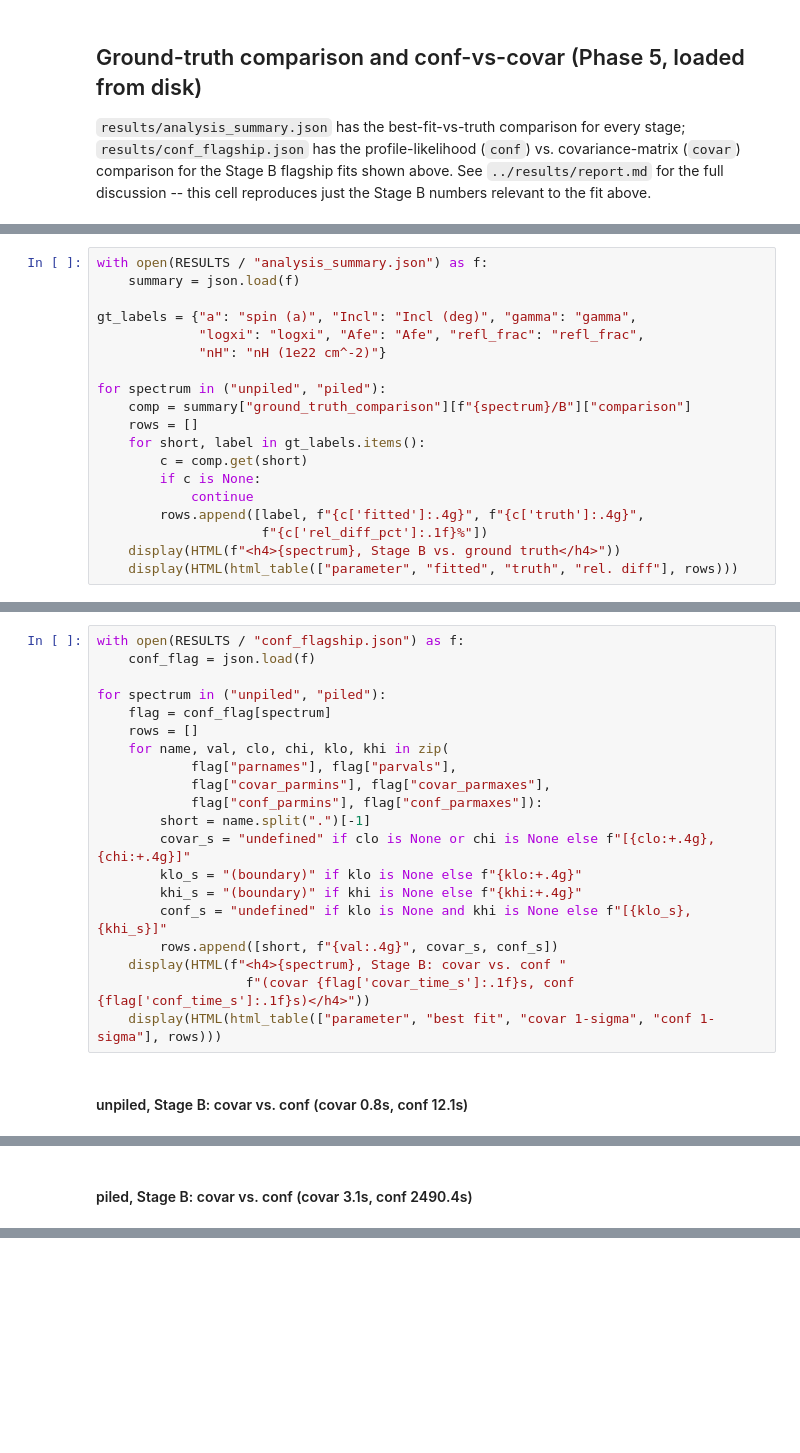
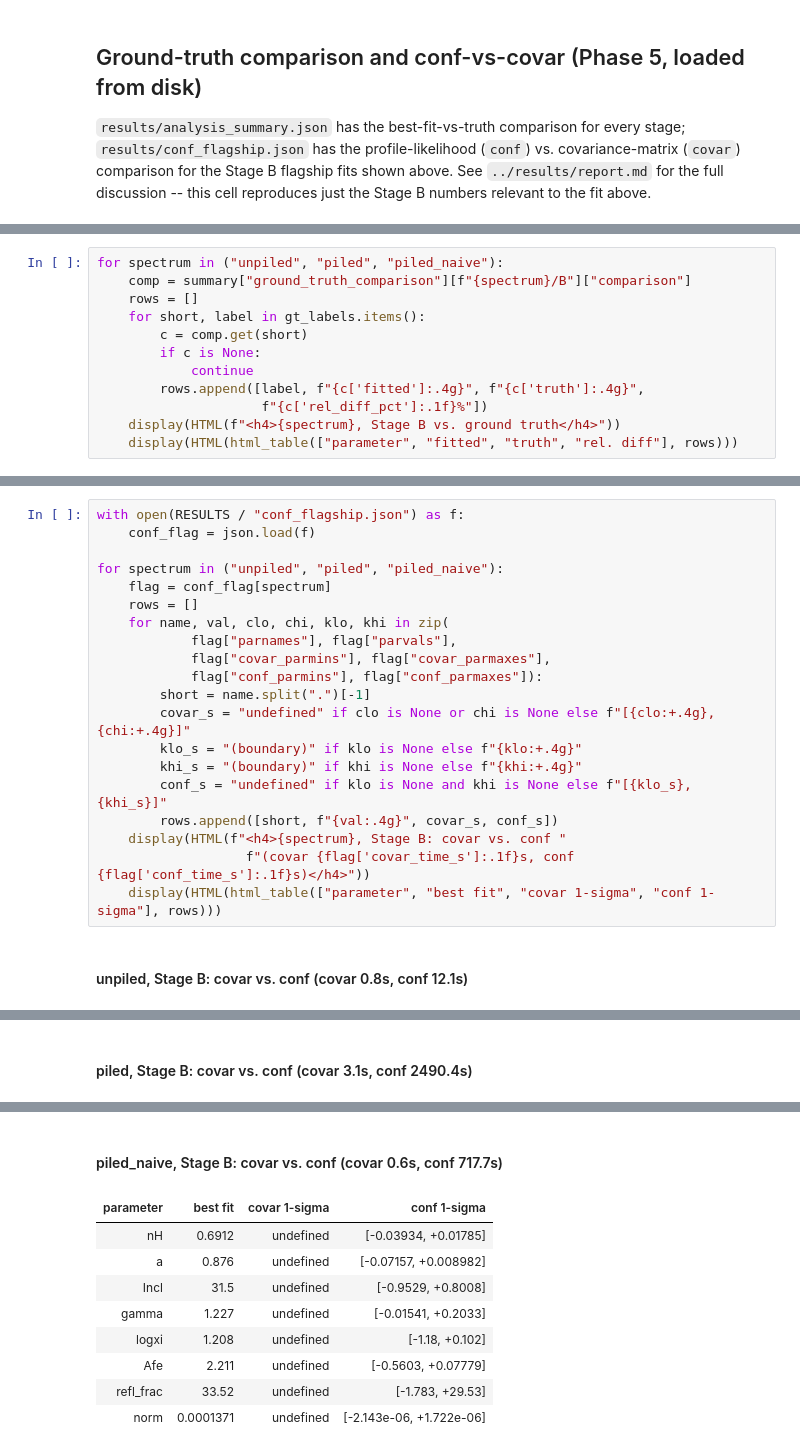
Before and after one commit to juramaga/pileup-relxill-fits, a Jupyter notebook: notebook/relxill_pileup_fitting.ipynb, the cells around one changed output, grey strips where cells are left out. Drawn from its saved outputs; the diff is of its cells as text; blank space fills up the shorter version.

```diff
--- a/notebook/relxill_pileup_fitting.ipynb
+++ b/notebook/relxill_pileup_fitting.ipynb
@@ -375,12 +523,5 @@ the fit above.
 # %%
-with open(RESULTS / "analysis_summary.json") as f:
-    summary = json.load(f)
-
-gt_labels = {"a": "spin (a)", "Incl": "Incl (deg)", "gamma": "gamma",
-             "logxi": "logxi", "Afe": "Afe", "refl_frac": "refl_frac",
-             "nH": "nH (1e22 cm^-2)"}
-
-for spectrum in ("unpiled", "piled"):
+for spectrum in ("unpiled", "piled", "piled_naive"):
     comp = summary["ground_truth_comparison"][f"{spectrum}/B"]["comparison"]
     rows = []
     for short, label in gt_labels.items():
@@ -414,7 +564,7 @@ piled, Stage B vs. ground truth
 with open(RESULTS / "conf_flagship.json") as f:
     conf_flag = json.load(f)
 
-for spectrum in ("unpiled", "piled"):
+for spectrum in ("unpiled", "piled", "piled_naive"):
     flag = conf_flag[spectrum]
     rows = []
     for name, val, clo, chi, klo, khi in zip(
@@ -426,33 +576,43 @@ for spectrum in ("unpiled", "piled"):
         klo_s = "(boundary)" if klo is None else f"{klo:+.4g}"
         khi_s = "(boundary)" if khi is None else f"{khi:+.4g}"
         conf_s = "undefined" if klo is None and khi is None else f"[{klo_s}, {khi_s}]"
         rows.append([short, f"{val:.4g}", covar_s, conf_s])
     display(HTML(f"<h4>{spectrum}, Stage B: covar vs. conf "
                    f"(covar {flag['covar_time_s']:.1f}s, conf {flag['conf_time_s']:.1f}s)</h4>"))
     display(HTML(html_table(["parameter", "best fit", "covar 1-sigma", "conf 1-sigma"], rows)))
 # %% [output]
 unpiled, Stage B: covar vs. conf (covar 0.8s, conf 12.1s)
 | parameter | best fit | covar 1-sigma | conf 1-sigma |
 | nH | 0.5872 | [-0.001986, +0.001986] | [-0.002979, +0.003739] |
 | a | 0.4772 | [-7.718e-05, +7.718e-05] | [-0.005485, +0.01061] |
 | Incl | 32.05 | [-0.03588, +0.03588] | [-0.1143, +0.104] |
 | gamma | 1.406 | [-0.001968, +0.001968] | [-0.01067, +0.002983] |
 | logxi | 1.007 | [-0.02858, +0.02858] | [-0.01494, +0.08126] |
 | Afe | 2.401 | [-0.01829, +0.01829] | [-0.01997, +0.04944] |
 | refl_frac | 23.63 | [-0.2048, +0.2048] | [-0.6922, +0.1862] |
 | norm | 0.001852 | [-1.594e-06, +1.594e-06] | [-4.861e-06, +8.486e-06] |
 piled, Stage B: covar vs. conf (covar 3.1s, conf 2490.4s)
 | parameter | best fit | covar 1-sigma | conf 1-sigma |
 | alpha | 0.3436 | undefined | undefined |
 | f | 0.9921 | undefined | [(boundary), +0.007896] |
 | nH | 0.6943 | undefined | [-0.01125, +0.01362] |
 | a | 0.866 | undefined | [-0.0125, +0.0139] |
 | Incl | 31.6 | undefined | [-0.574, +0.289] |
 | gamma | 1 | undefined | [(boundary), +0.1857] |
 | logxi | 2.301 | undefined | [(boundary), +0.01856] |
 | Afe | 3.233 | undefined | [-0.1681, +0.1361] |
 | refl_frac | 19.19 | undefined | [-0.7167, +0.249] |
 | norm | 0.01718 | undefined | [-0.01309, +0.01828] |
+piled_naive, Stage B: covar vs. conf (covar 0.6s, conf 717.7s)
+| parameter | best fit | covar 1-sigma | conf 1-sigma |
+| nH | 0.6912 | undefined | [-0.03934, +0.01785] |
+| a | 0.876 | undefined | [-0.07157, +0.008982] |
+| Incl | 31.5 | undefined | [-0.9529, +0.8008] |
+| gamma | 1.227 | undefined | [-0.01541, +0.2033] |
+| logxi | 1.208 | undefined | [-1.18, +0.102] |
+| Afe | 2.211 | undefined | [-0.5603, +0.07779] |
+| refl_frac | 33.52 | undefined | [-1.783, +29.53] |
+| norm | 0.0001371 | undefined | [-2.143e-06, +1.722e-06] |
 # %% [markdown]
 ## Summary
 
```
Also changed, not shown: parts of 16 cells of this notebook, 26 other files.
